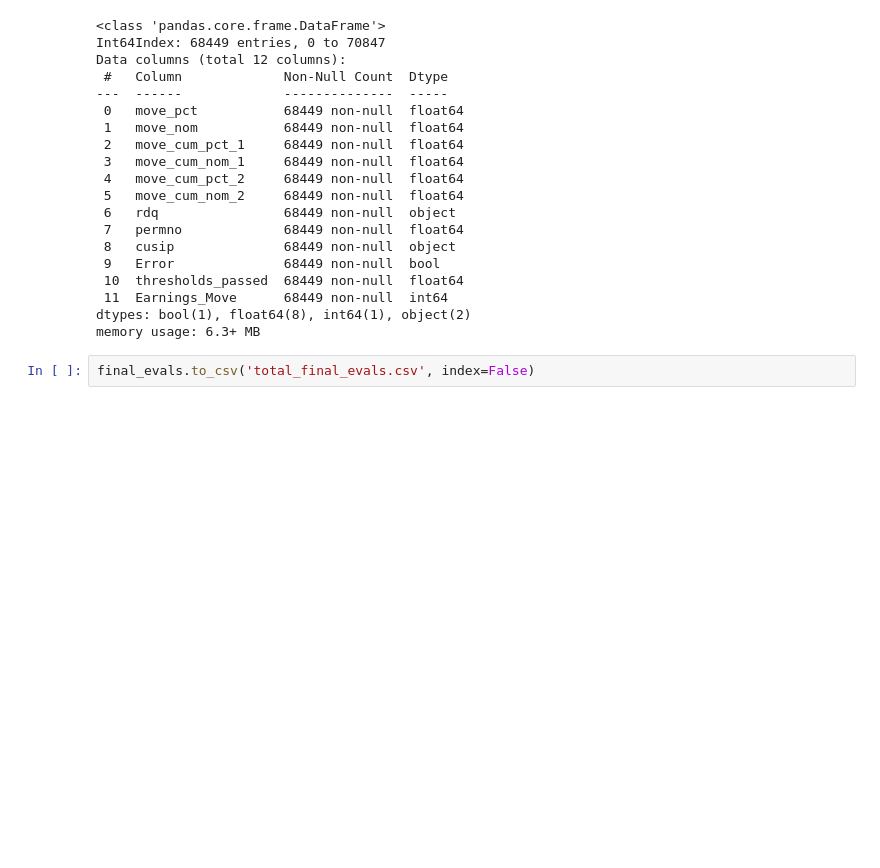
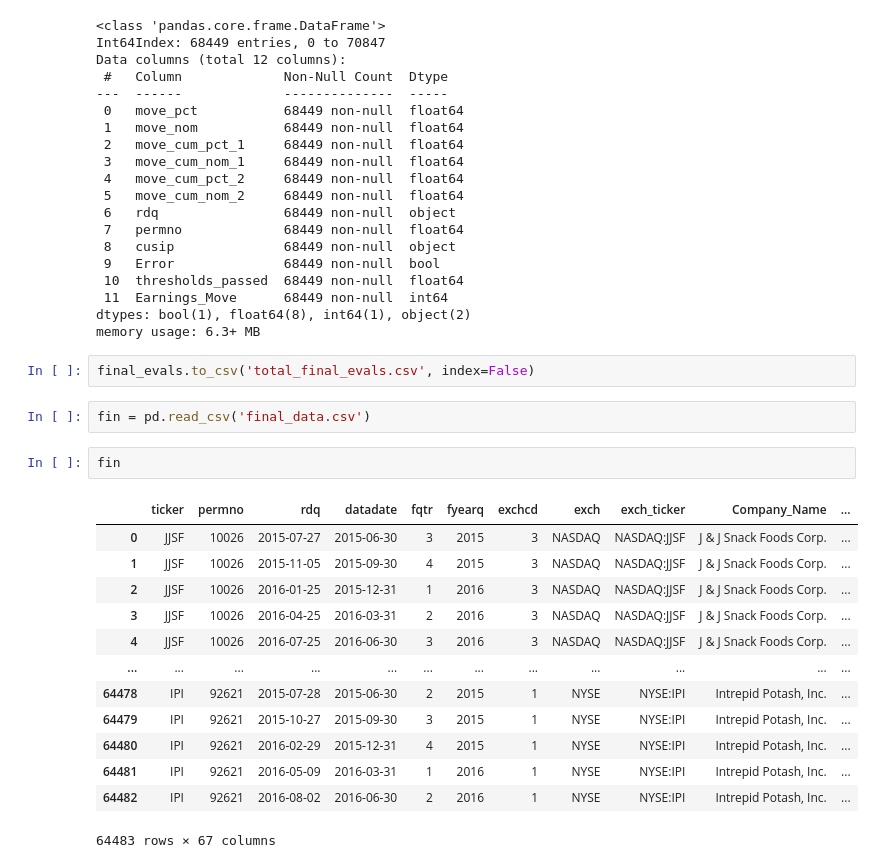
Before and after one commit to jhirschibar/ML_Options_trading, a Jupyter notebook: CRSP_exp_and_pulls.ipynb, the cells around one changed output. Cells and saved outputs as stored; diff of their text form; blank space fills up the shorter version.

```diff
--- a/CRSP_exp_and_pulls.ipynb
+++ b/CRSP_exp_and_pulls.ipynb
@@ -615,3 +615,21 @@ dtypes: bool(1), float64(8), int64(1), object(2)
 memory usage: 6.3+ MB
 # %%
 final_evals.to_csv('total_final_evals.csv', index=False)
+# %%
+fin = pd.read_csv('final_data.csv')
+# %%
+fin
+# %% [output]
+|  | ticker | permno | rdq | datadate | fqtr | fyearq | exchcd | exch | exch_ticker | Company_Name | ... |
+| 0 | JJSF | 10026 | 2015-07-27 | 2015-06-30 | 3 | 2015 | 3 | NASDAQ | NASDAQ:JJSF | J & J Snack Foods Corp. | ... |
+| 1 | JJSF | 10026 | 2015-11-05 | 2015-09-30 | 4 | 2015 | 3 | NASDAQ | NASDAQ:JJSF | J & J Snack Foods Corp. | ... |
+| 2 | JJSF | 10026 | 2016-01-25 | 2015-12-31 | 1 | 2016 | 3 | NASDAQ | NASDAQ:JJSF | J & J Snack Foods Corp. | ... |
+| 3 | JJSF | 10026 | 2016-04-25 | 2016-03-31 | 2 | 2016 | 3 | NASDAQ | NASDAQ:JJSF | J & J Snack Foods Corp. | ... |
+| 4 | JJSF | 10026 | 2016-07-25 | 2016-06-30 | 3 | 2016 | 3 | NASDAQ | NASDAQ:JJSF | J & J Snack Foods Corp. | ... |
+| ... | ... | ... | ... | ... | ... | ... | ... | ... | ... | ... | ... |
+| 64478 | IPI | 92621 | 2015-07-28 | 2015-06-30 | 2 | 2015 | 1 | NYSE | NYSE:IPI | Intrepid Potash, Inc. | ... |
+| 64479 | IPI | 92621 | 2015-10-27 | 2015-09-30 | 3 | 2015 | 1 | NYSE | NYSE:IPI | Intrepid Potash, Inc. | ... |
+| 64480 | IPI | 92621 | 2016-02-29 | 2015-12-31 | 4 | 2015 | 1 | NYSE | NYSE:IPI | Intrepid Potash, Inc. | ... |
+| 64481 | IPI | 92621 | 2016-05-09 | 2016-03-31 | 1 | 2016 | 1 | NYSE | NYSE:IPI | Intrepid Potash, Inc. | ... |
+| 64482 | IPI | 92621 | 2016-08-02 | 2016-06-30 | 2 | 2016 | 1 | NYSE | NYSE:IPI | Intrepid Potash, Inc. | ... |
+64483 rows × 67 columns
```
Also changed, not shown: parts of 4 cells of this notebook.
